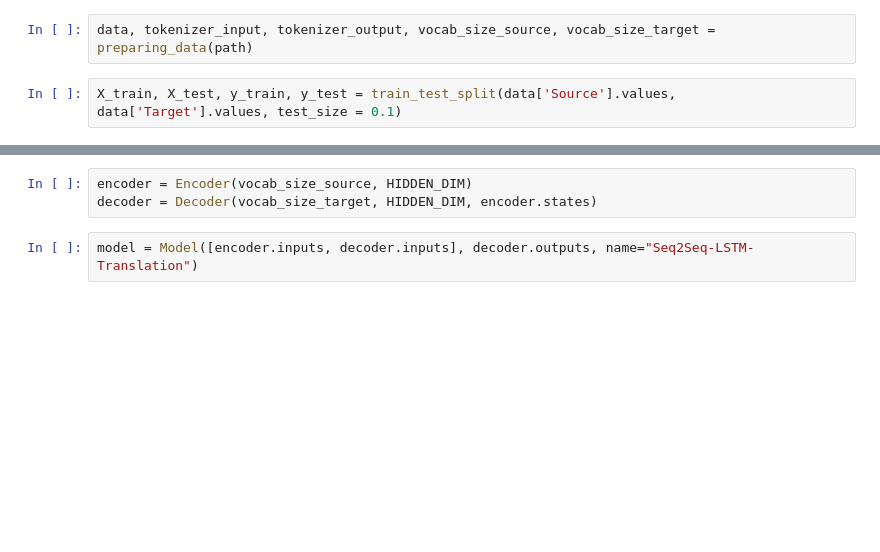
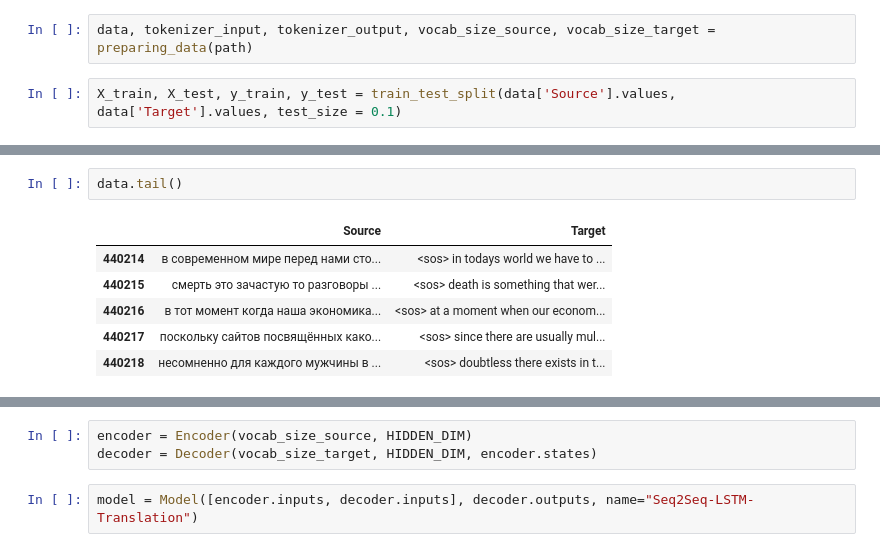
Before and after one commit to Onigatari/Graduate-Work, a Jupyter notebook: Notebook/Remain-LSTM.ipynb, the cells around one changed output, grey strips where cells are left out. Drawn from its saved outputs; the diff is of its cells as text; blank space fills up the shorter version.

```diff
--- a/Notebook/Remain-LSTM.ipynb
+++ b/Notebook/Remain-LSTM.ipynb
@@ -233,3 +224,12 @@ data.head()
+# %%
+data.tail()
+# %% [output]
+|  | Source | Target |
+| 440214 | в современном мире перед нами сто... | <sos> in todays world we have to ... |
+| 440215 | смерть это зачастую то разговоры ... | <sos> death is something that wer... |
+| 440216 | в тот момент когда наша экономика... | <sos> at a moment when our econom... |
+| 440217 | поскольку сайтов посвящённых како... | <sos> since there are usually mul... |
+| 440218 | несомненно для каждого мужчины в ... | <sos> doubtless there exists in t... |
 # %%
 print(f'Тренировочная выборка: {len(X_train)}')
 print(f'Тестовая выборка: {len(X_test)}')
```
Also changed, not shown: parts of 17 cells of this notebook, 18 other files.
